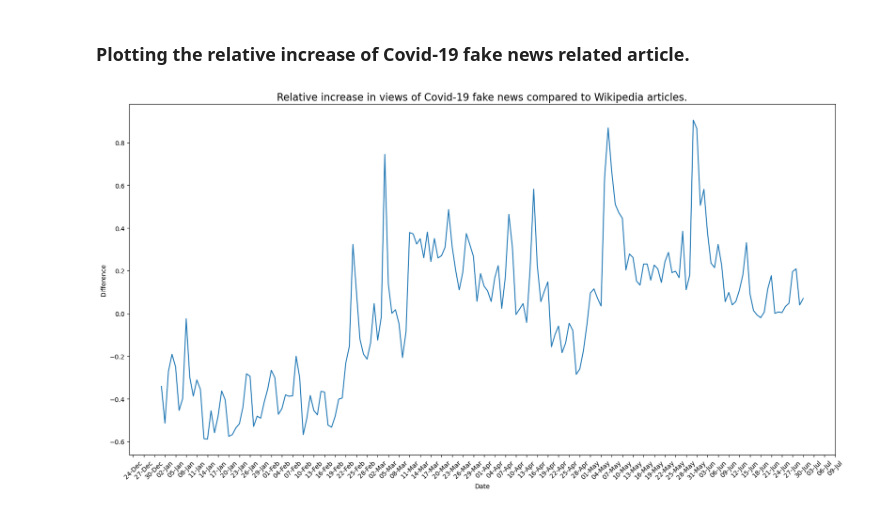
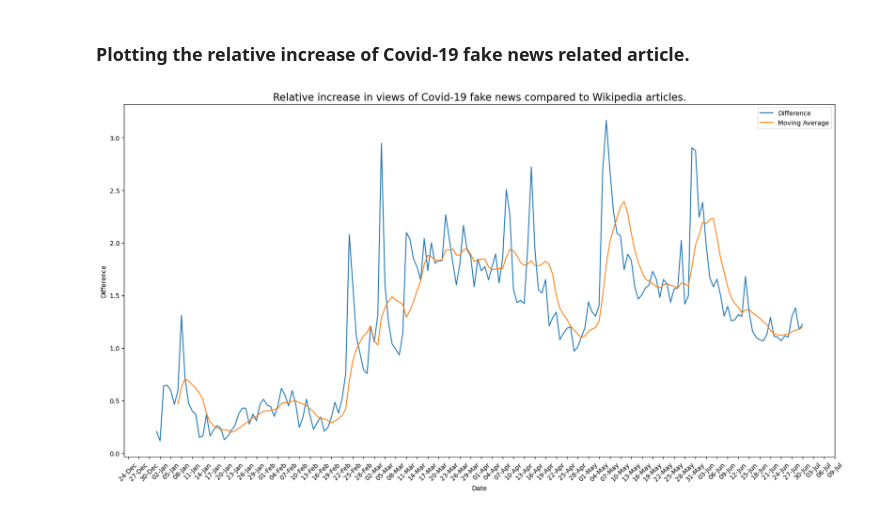
Before and after one commit to epfl-ada/ada-2023-project-thedogues1815, a Jupyter notebook: WikiWackyPart0.ipynb, the cells around one changed output. Cells and saved outputs as stored; diff of their text form; code cells hidden in the pictures.

```diff
--- a/WikiWackyPart0.ipynb
+++ b/WikiWackyPart0.ipynb
@@ -521,38 +601,56 @@ if final_count_5:
     final_views_5 = pd.concat(final_count_5, ignore_index=False)
 else:
     final_views_5 = pd.DataFrame()
 
 # Grouping the new data frame to get the final number of visits
 data_1 = final_views_1.groupby(['timestamp']).sum()
 data_2 = final_views_2.groupby(['timestamp']).sum()
 #data_3 = final_views_3.groupby(['timestamp']).sum()
 #data_4 = final_views_4.groupby(['timestamp']).sum()
 data_5 = final_views_5.groupby(['timestamp']).sum()
 
 df = pd.DataFrame()
 df['views'] = data_1['views'] + data_2['views'] + data_5['views']
 df_covid = df.copy()
-df_covid.tail()
+df_covid.reset_index(inplace=True)
+df_covid.columns = ['date', 'sum']
 
+
+mask_2020 = (df_covid['date'] >= start_jan_2020) & (df_covid['date'] <= end_june_2020)
+df_covid_2020 = df_covid.loc[mask_2020]
+df_covid_2020.reset_index(drop=True, inplace=True)
+
+#distance to normality off 2020 wiki compared to average values of 2018
+mask_2018 = (df_covid['date'] >= start_jan_2018) & (df_covid['date'] <= end_june_2018)
+df_covid_2018 = df_covid.loc[mask_2018]
+df_covid_2018.reset_index(drop=True, inplace=True)
 # Normalize Covid fake news
-mean = df_covid['views'].mean()
-df_covid_normalized = (df_covid['views'] - mean) / mean
+mean = df_covid_2018['sum'].mean()
+df_covid_normalized = (df_covid_2020['sum'] - mean) / mean
+
 
 # Create a new dataframe with columns 'date' and 'norm'
-df_normalized = pd.DataFrame({'date': df_covid.index, 'norm': df_covid_normalized})
+df_normalized = pd.DataFrame({'date': df_covid_2020['date'], 'sum': df_covid_normalized})
 
 #plot the percentage of increase interest in Covid-19 fake news relative to wikipedia baseline
-df_diff_covid = pd.DataFrame({'date': df_wiki_norm.reset_index()['date'], 'sum_diff': df_normalized.reset_index()['norm'] - df_wiki_norm.reset_index()['norm']})
+df_diff_covid = pd.DataFrame({'date': df_covid_2020['date'], 'sum_diff': df_normalized['sum'] - df_wiki_dist_norm['norm']})
 
-# Plot the difference
+
+# Calculate the moving average
+window_size = 7
+moving_average = df_diff_covid['sum_diff'].rolling(window_size).mean()
+
+# Plot the difference and the moving average
 plt.figure(figsize=(20,10))
-plt.plot(df_diff_covid['date'], df_diff_covid['sum_diff'])
+plt.plot(df_diff_covid['date'], df_diff_covid['sum_diff'], label='Difference')
+plt.plot(df_diff_covid['date'], moving_average, label='Moving Average')
 plt.title('Relative increase in views of Covid-19 fake news compared to Wikipedia articles.',fontsize=16)
 plt.xlabel('Date')
 plt.ylabel('Difference')
 plt.xticks(rotation=45)
 plt.gca().xaxis.set_major_locator(mdates.DayLocator(interval=3))
 plt.gca().xaxis.set_major_formatter(mdates.DateFormatter('%d-%b'))
+plt.legend()
 plt.show()
 # %% [output]
-[figure, old version]
+[figure, new version]
```
Also changed, not shown: parts of 33 cells of this notebook.
